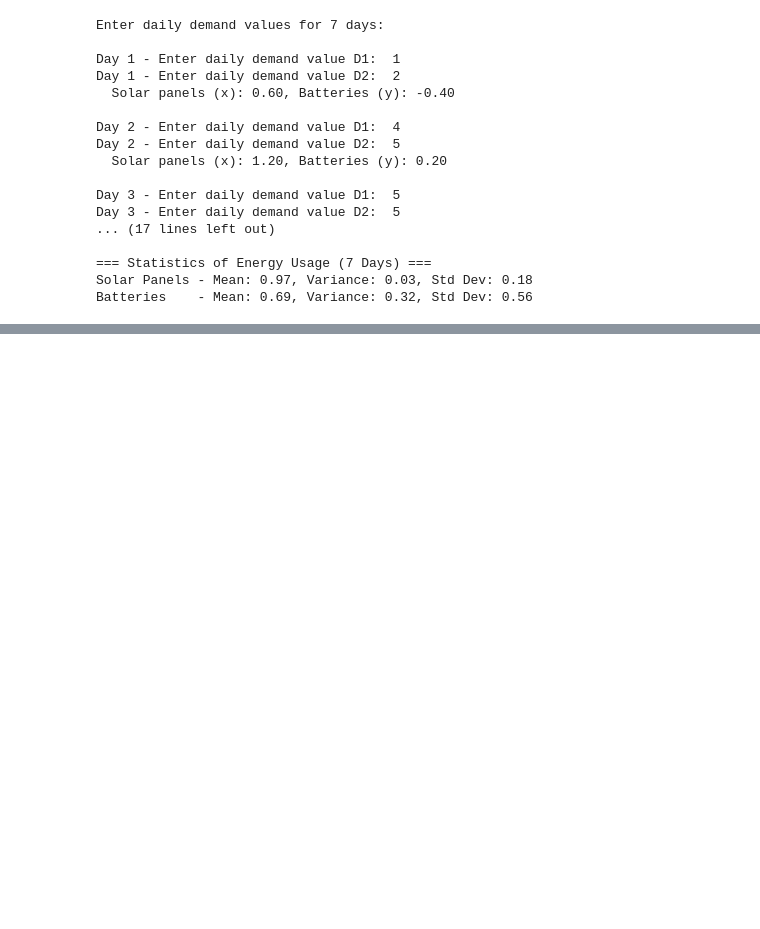
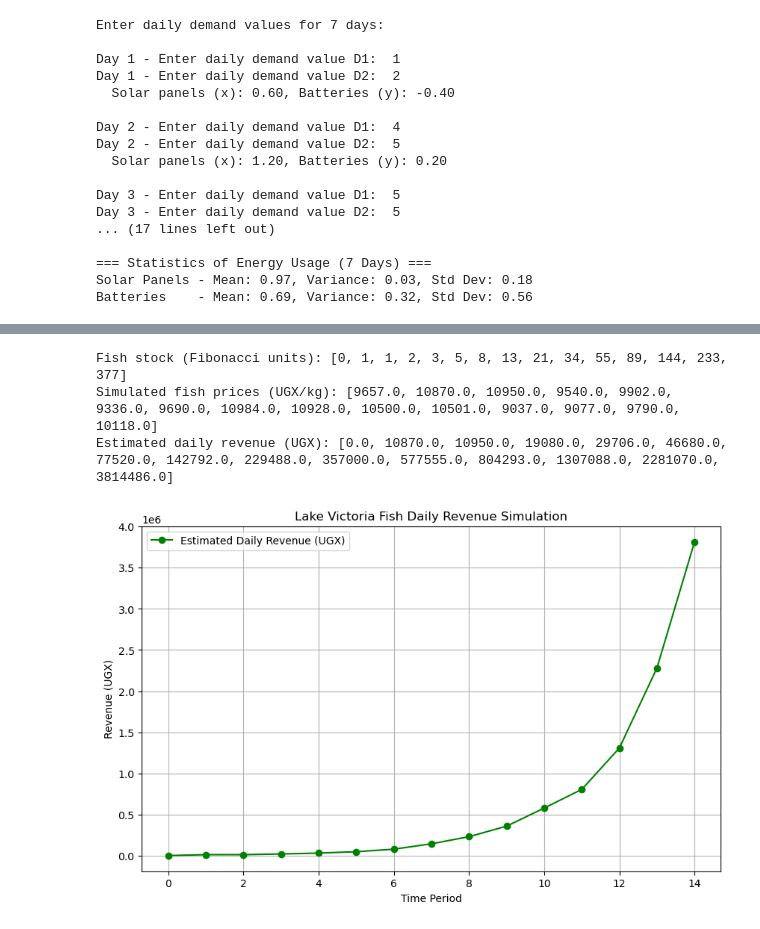
Before and after one commit to DdamliraDavis/OOP-MSDS, a Jupyter notebook: course_work2.ipynb, the cells around one changed output, grey strips where cells are left out. Saved outputs shown, nothing was run; the diff lists cells and outputs as text; code cells hidden in the pictures; blank space fills up the shorter version.

```diff
--- a/course_work2.ipynb
+++ b/course_work2.ipynb
@@ -336,0 +356,14 @@ plt.show()
+# %%
+#Generating 15 numbers in the Fibonacci sequence to simulate fish stock growth.
+n = 15
+
+fib_sequence = [0, 1]
+
+#Generate the Fibonacci sequence
+for i in range(2, n):
+    next_number = fib_sequence[i-1] + fib_sequence[i-2]
+    fib_sequence.append(next_number)
+
+#Print the sequence
+print("Fibonacci numbers simulating fish stock growth:")
+print(fib_sequence)
@@ -336,0 +406,44 @@ plt.show()
+# %%
+#Multiplying stock × price to estimate daily revenue
+
+import random
+import matplotlib.pyplot as plt
+
+#Number of periods
+n = 15
+
+#Generating Fibonacci numbers for fish stock
+fib_sequence = [0, 1]
+for i in range(2, n):
+    fib_sequence.append(fib_sequence[i-1] + fib_sequence[i-2])
+
+#Simulateing fish prices in UGX per kg
+base_price = 10000  # starting price in UGX
+prices = []
+for i in range(n):
+    fluctuation = random.uniform(-0.1, 0.1) * base_price  # ±10% random fluctuation
+    price = base_price + fluctuation
+    prices.append(round(price, 0))
+
+#Estimating daily revenue: stock × price
+revenue = [stock * price for stock, price in zip(fib_sequence, prices)]
+
+#Print results
+print("Fish stock (Fibonacci units):", fib_sequence)
+print("Simulated fish prices (UGX/kg):", prices)
+print("Estimated daily revenue (UGX):", revenue)
+
+#Ploting revenue over time
+plt.figure(figsize=(10,6))
+plt.plot(revenue, label="Estimated Daily Revenue (UGX)", marker='o', color='green')
+plt.xlabel("Time Period")
+plt.ylabel("Revenue (UGX)")
+plt.title("Lake Victoria Fish Daily Revenue Simulation")
+plt.legend()
+plt.grid(True)
+plt.show()
+# %% [output]
+Fish stock (Fibonacci units): [0, 1, 1, 2, 3, 5, 8, 13, 21, 34, 55, 89, 144, 233, 377]
+Simulated fish prices (UGX/kg): [9657.0, 10870.0, 10950.0, 9540.0, 9902.0, 9336.0, 9690.0, 10984.0, 10928.0, 10500.0, 10501.0, 9037.0, 9077.0, 9790.0, 10118.0]
+Estimated daily revenue (UGX): [0.0, 10870.0, 10950.0, 19080.0, 29706.0, 46680.0, 77520.0, 142792.0, 229488.0, 357000.0, 577555.0, 804293.0, 1307088.0, 2281070.0, 3814486.0]
+[figure, added]
```
Also changed, not shown: parts of 11 cells of this notebook.
